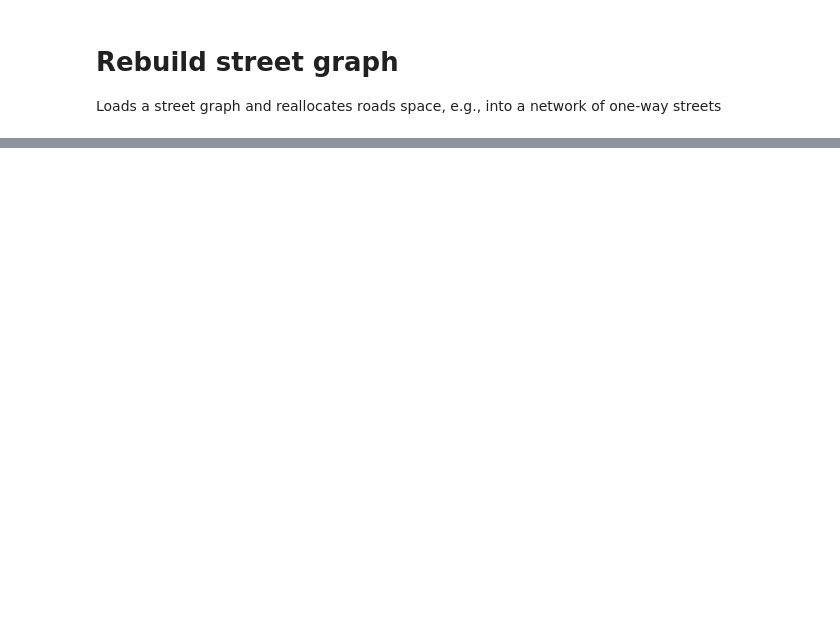
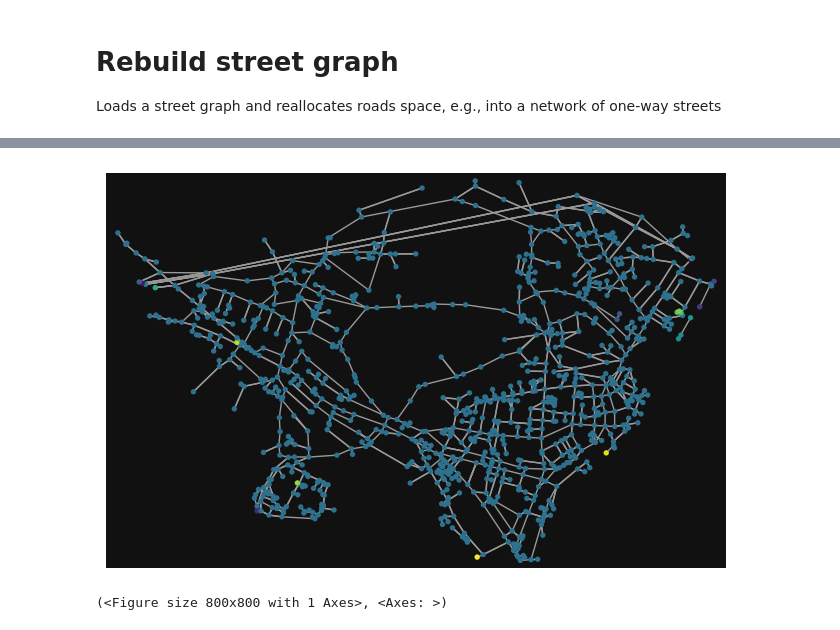
Before and after one commit to lukasballo/snman, a Jupyter notebook: rebuild_street_graph.ipynb, the cells around one changed output, grey strips where cells are left out. Cells and saved outputs as stored; diff of their text form; code cells hidden in the pictures; blank space fills up the shorter version.

Commit message:
dealing with lane graphs that are not strongly connected

```diff
--- a/rebuild_street_graph.ipynb
+++ b/rebuild_street_graph.ipynb
@@ -83,3 +109,23 @@ oxc.plot_graph(L)
+# %%
+# colors nodes by strongly connected component,
+# use this visualization to check whether we have any major disconnects in the resulting lane graphs
+
+L = snman.graph_tools.street_graph_to_lane_graph(H, MODE_PRIVATE_CARS, KEY_LANES_DESCRIPTION_AFTER)
+
+# Calculate strongly connected components
+components = list(nx.strongly_connected_components(L))
+
+# Assign a different color to each component
+colors = {}
+for i, component in enumerate(components):
+    for node in component:
+        colors[node] = i
+
+# Draw the graph with nodes colored by component
+oxc.plot_graph(L, node_color=[colors[node] for node in L.nodes()])
+# %% [output]
+[figure, added]
+(<Figure size 800x800 with 1 Axes>, <Axes: >)
 # %%
 import pandas as pd
 
```
Also changed, not shown: parts of 9 cells of this notebook.
